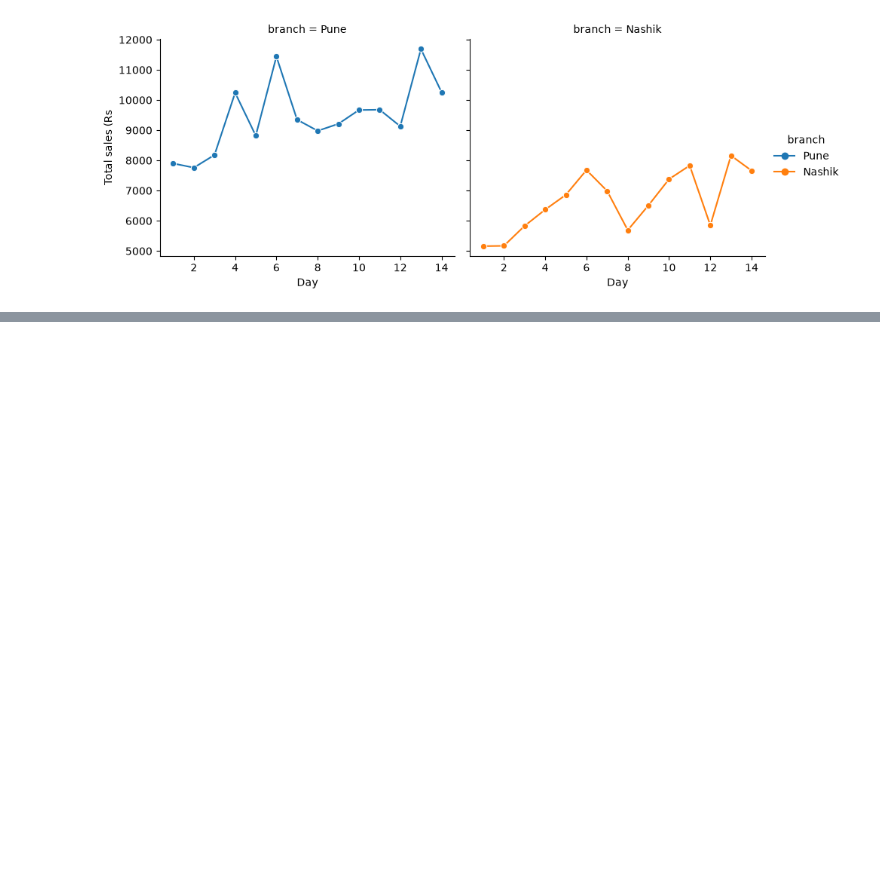
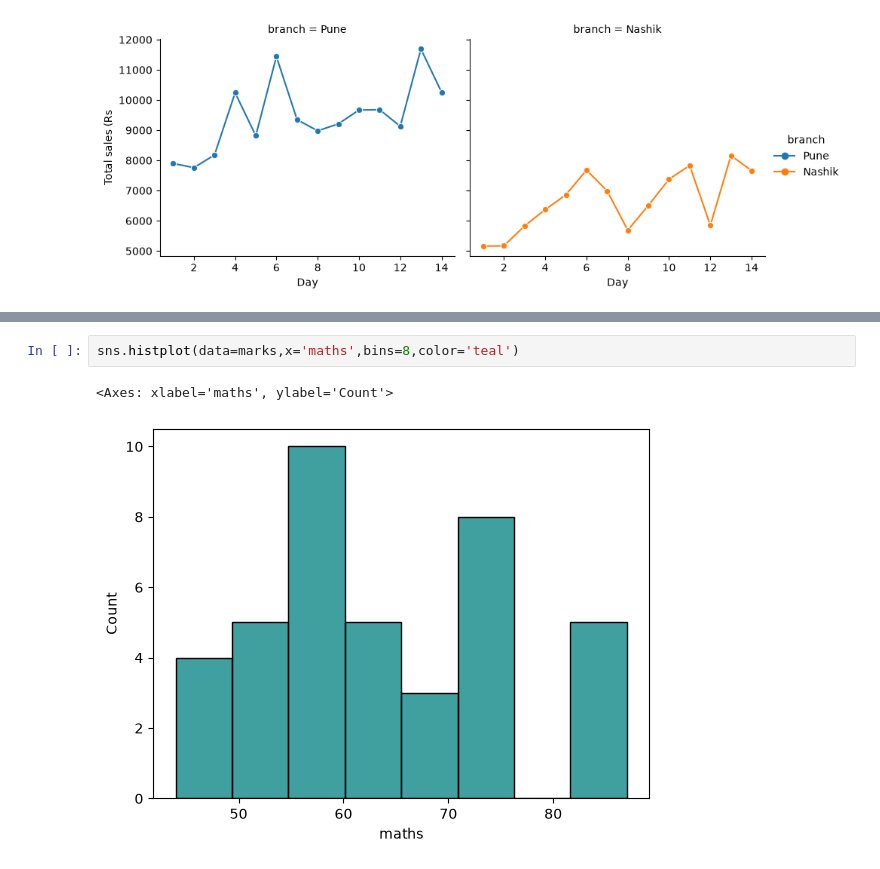
Before and after one commit to singh-amit-45/Data-Science, a Jupyter notebook: Libraries/Seaborn/Seaborn.ipynb, the cells around one changed output, grey strips where cells are left out. Saved outputs shown, nothing was run; the diff lists cells and outputs as text; blank space fills up the shorter version.

Commit message:
Add Seaborn visualization examplesgit commit -m

```diff
--- a/Libraries/Seaborn/Seaborn.ipynb
+++ b/Libraries/Seaborn/Seaborn.ipynb
@@ -130,0 +153,5 @@ g.set_axis_labels('Day','Total sales (Rs')
+# %%
+sns.histplot(data=marks,x='maths',bins=8,color='teal')
+# %% [output]
+<Axes: xlabel='maths', ylabel='Count'>
+[figure, added]
```
Also changed, not shown: parts of 22 cells of this notebook.
